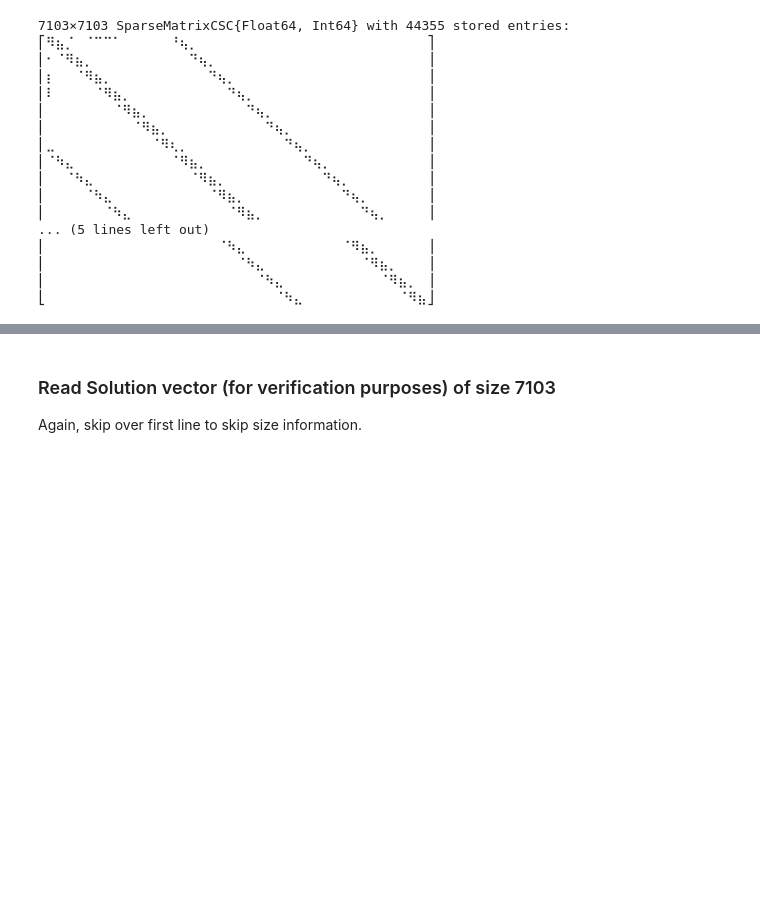
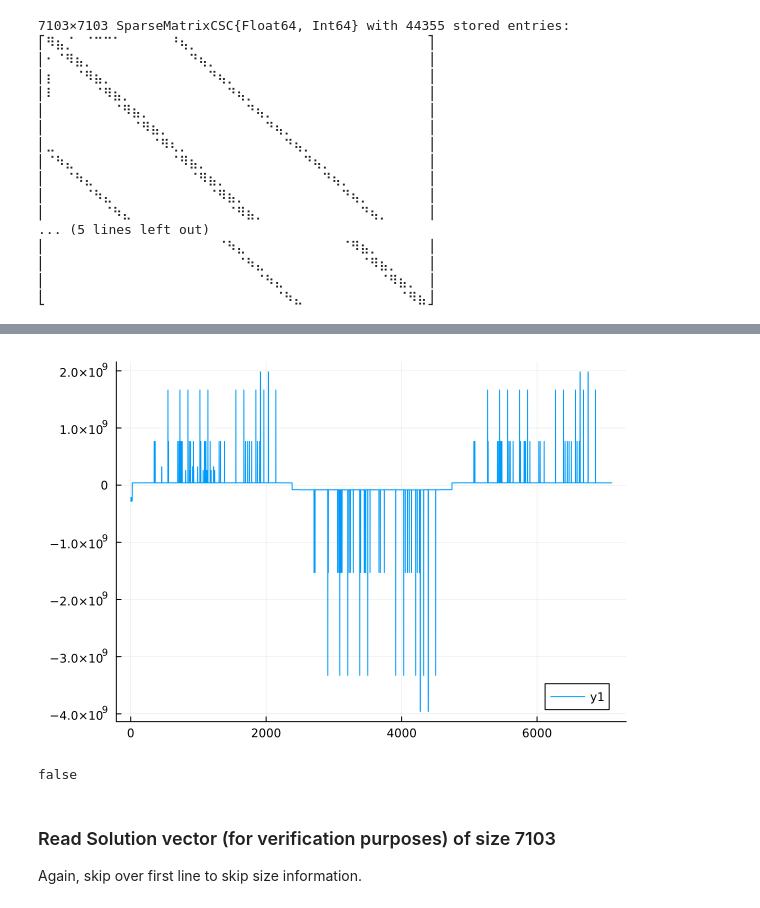
Before and after one commit to ziolai/finite_element_electrical_engineering, a Jupyter notebook: project-based-assignment/linear-solve/readme.ipynb, the cells around one changed output, grey strips where cells are left out. Saved outputs shown, nothing was run; the diff lists cells and outputs as text; code cells hidden in the pictures; blank space fills up the shorter version.

```diff
--- a/project-based-assignment/linear-solve/readme.ipynb
+++ b/project-based-assignment/linear-solve/readme.ipynb
@@ -71,3 +94,13 @@ A = SparseMatrixCSC(n,n,ia,ja,a)
+# %%
+on = ones(n)
+ontimesA = A*on
+plot(ontimesA)
+# %% [output]
+[figure, added]
+# %%
+issymmetric(A)
+# %% [output]
+false
 # %% [markdown]
 ### Read Solution vector (for verification purposes) of size 7103
 Again, skip over first line to skip size information.
```
Also changed, not shown: parts of 19 cells of this notebook.
